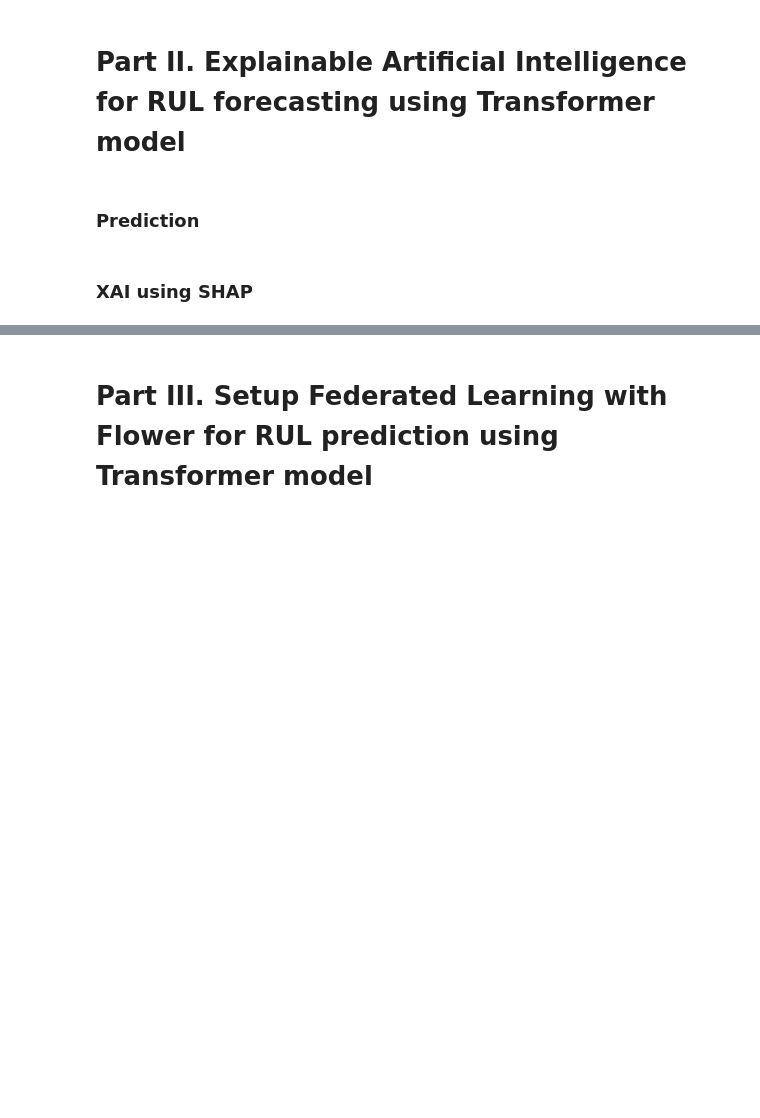
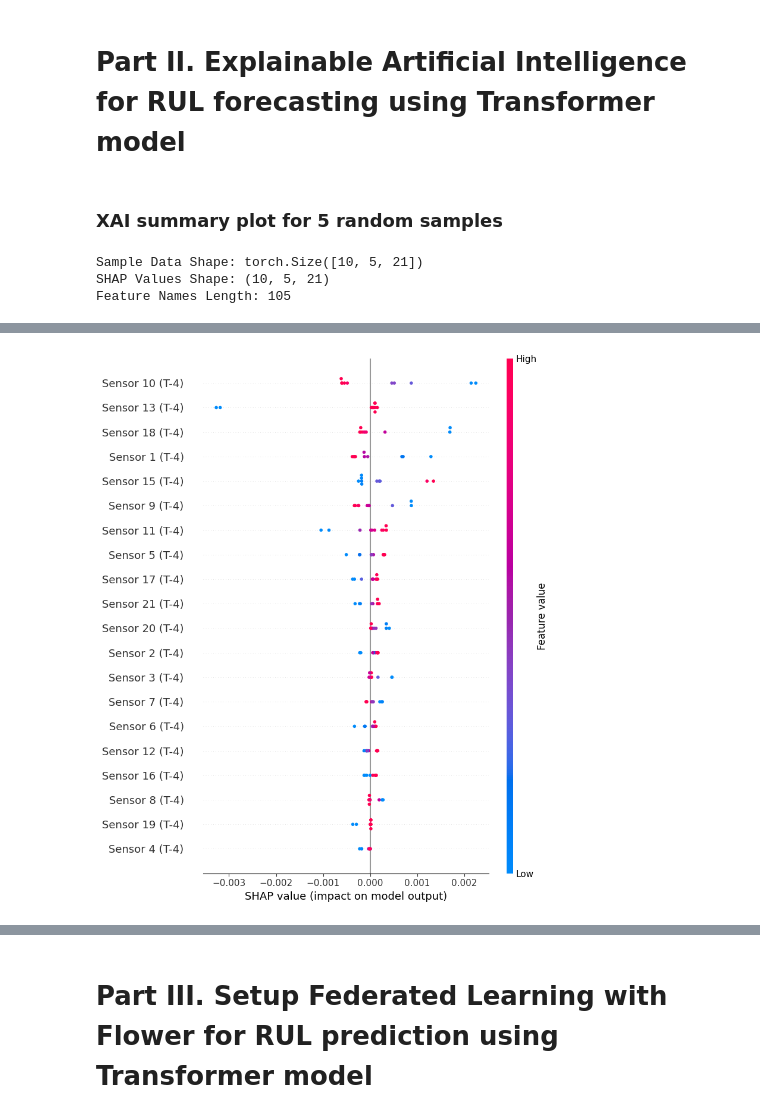
Before and after one commit to ngovanuc/IAD, a Jupyter notebook: Intern/16_CMAPSS_using_Transformer/source/05_XAI_for_FederatedLearning_by_Flower_for_RUL_prediction_using_Transformer_5.ipynb, the cells around one changed output, grey strips where cells are left out. Drawn from its saved outputs; the diff is of its cells as text; code cells hidden in the pictures; blank space fills up the shorter version.

```diff
--- a/Intern/16_CMAPSS_using_Transformer/source/05_XAI_for_FederatedLearning_by_Flower_for_RUL_prediction_using_Transformer_5.ipynb
+++ b/Intern/16_CMAPSS_using_Transformer/source/05_XAI_for_FederatedLearning_by_Flower_for_RUL_prediction_using_Transformer_5.ipynb
@@ -87,14 +90,14 @@ class TransformerModel(nn.Module):
             dropout=dropout,
             batch_first=True
         )
-        self.fc_out = nn.Linear(d_model, 1)
+        self.fc_out = nn.Linear(d_model, 1)  # Output có shape (batch_size, 1)
 
     def forward(self, src):
         src_emb = self.input_embedding(src) + self.positional_encoding[:, :src.size(1), :]
         src_emb = src_emb.permute(1, 0, 2)
         transformer_out = self.transformer(src_emb, src_emb)
         output = self.fc_out(transformer_out[-1, :, :])
-        return output.squeeze(-1)
+        return output  # Trả về output với shape (batch_size, 1)
 # %% [markdown]
 # Building Dataloader
 # %%
@@ -815,6 +826,48 @@ Loss on random batch: 0.009030601009726524
 # %% [markdown]
 # Part II. Explainable Artificial Intelligence for RUL forecasting using Transformer model
-# %% [markdown]
-### Prediction
-# %% [markdown]
-### XAI using SHAP
+# %% [markdown]
+### XAI summary plot for 5 random samples
+# %%
+# Chuyển mô hình về chế độ eval
+centralize_transformer_model.eval()
+
+# Lấy background dataset từ validation_loader
+num_samples = 50  # Chọn 50 mẫu làm dữ liệu nền
+background_data, _ = next(iter(validation_loader))  # Lấy batch đầu tiên
+background_data = background_data[:num_samples]  # Chọn num_samples mẫu
+
+# Tạo GradientExplainer
+explainer = shap.GradientExplainer(centralize_transformer_model, background_data)
+
+# Chọn một số mẫu từ validation để giải thích
+sample_data, _ = next(iter(validation_loader))  # Lấy batch từ validation
+sample_data = sample_data[:10]  # Chỉ lấy 10 mẫu
+
+# Tính giá trị SHAP
+shap_values = explainer.shap_values(sample_data)
+
+# Kiểm tra nếu SHAP trả về danh sách, lấy phần tử đầu tiên
+if isinstance(shap_values, list):
+    shap_values = shap_values[0]
+
+# Loại bỏ chiều thừa của SHAP values
+shap_values = shap_values.squeeze(-1)  # (10, 5, 21)
+
+# Reshape SHAP values để khớp với input
+shap_values_reshaped = shap_values.reshape(sample_data.shape[0], -1)  # (10, 105)
+sample_data_reshaped = sample_data.numpy().reshape(sample_data.shape[0], -1)  # (10, 105)
+
+# Sửa feature_names: Mỗi sensor sẽ có 5 timestep
+feature_names = [f"Sensor {i+1} (T-{timestep})" for timestep in range(5) for i in range(21)]
+
+# Kiểm tra lại kích thước
+print("Sample Data Shape:", sample_data.shape)
+print("SHAP Values Shape:", shap_values.shape)
+print("Feature Names Length:", len(feature_names))  # Phải là 105
+
+# Vẽ biểu đồ SHAP
+shap.summary_plot(shap_values_reshaped, sample_data_reshaped, feature_names=feature_names)
+# %% [output]
+Sample Data Shape: torch.Size([10, 5, 21])
+SHAP Values Shape: (10, 5, 21)
+Feature Names Length: 105
@@ -820,0 +875 @@ Loss on random batch: 0.009030601009726524
+[figure, added]
```
Also changed, not shown: parts of 44 cells of this notebook, 3 other files.
